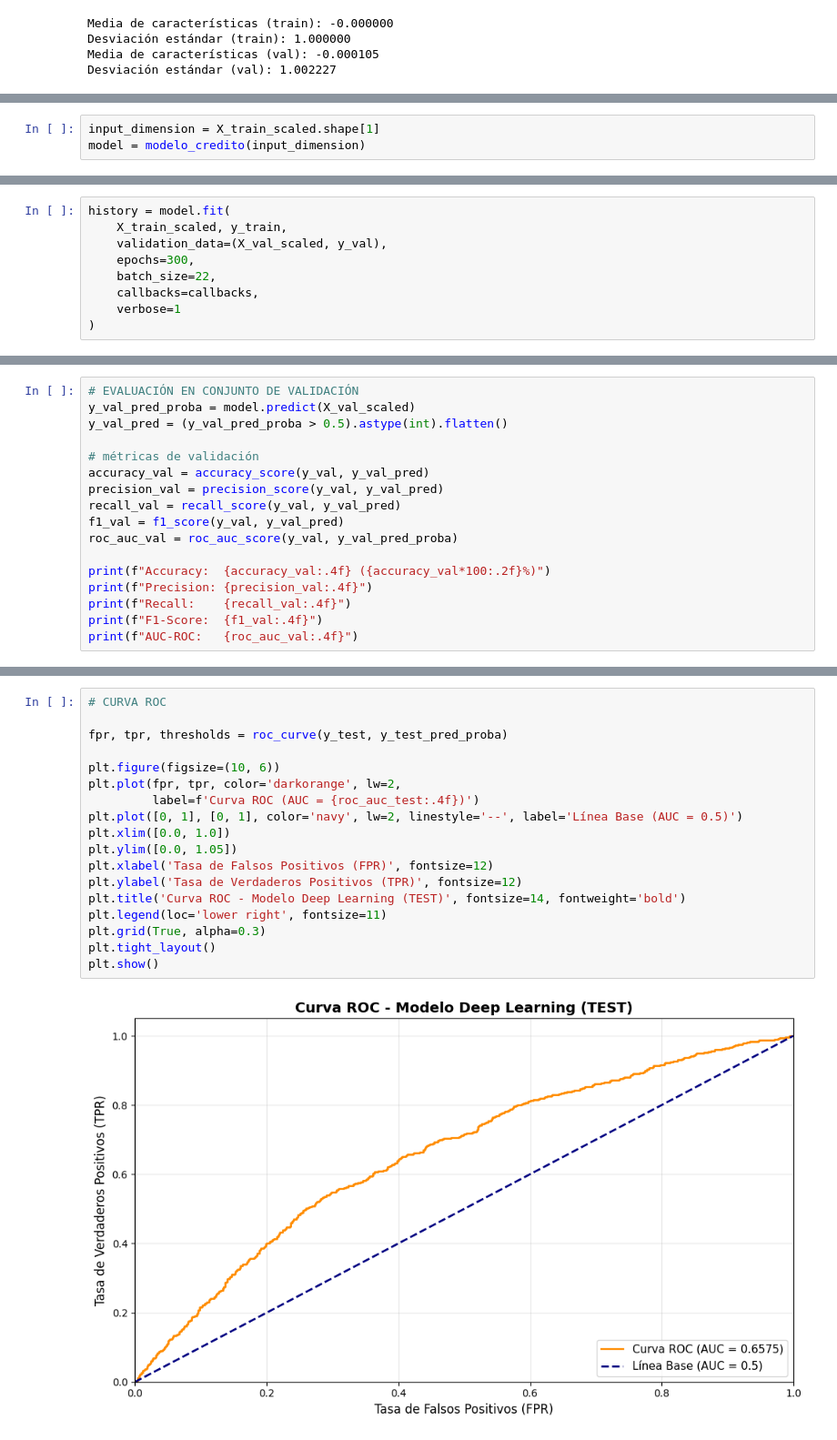
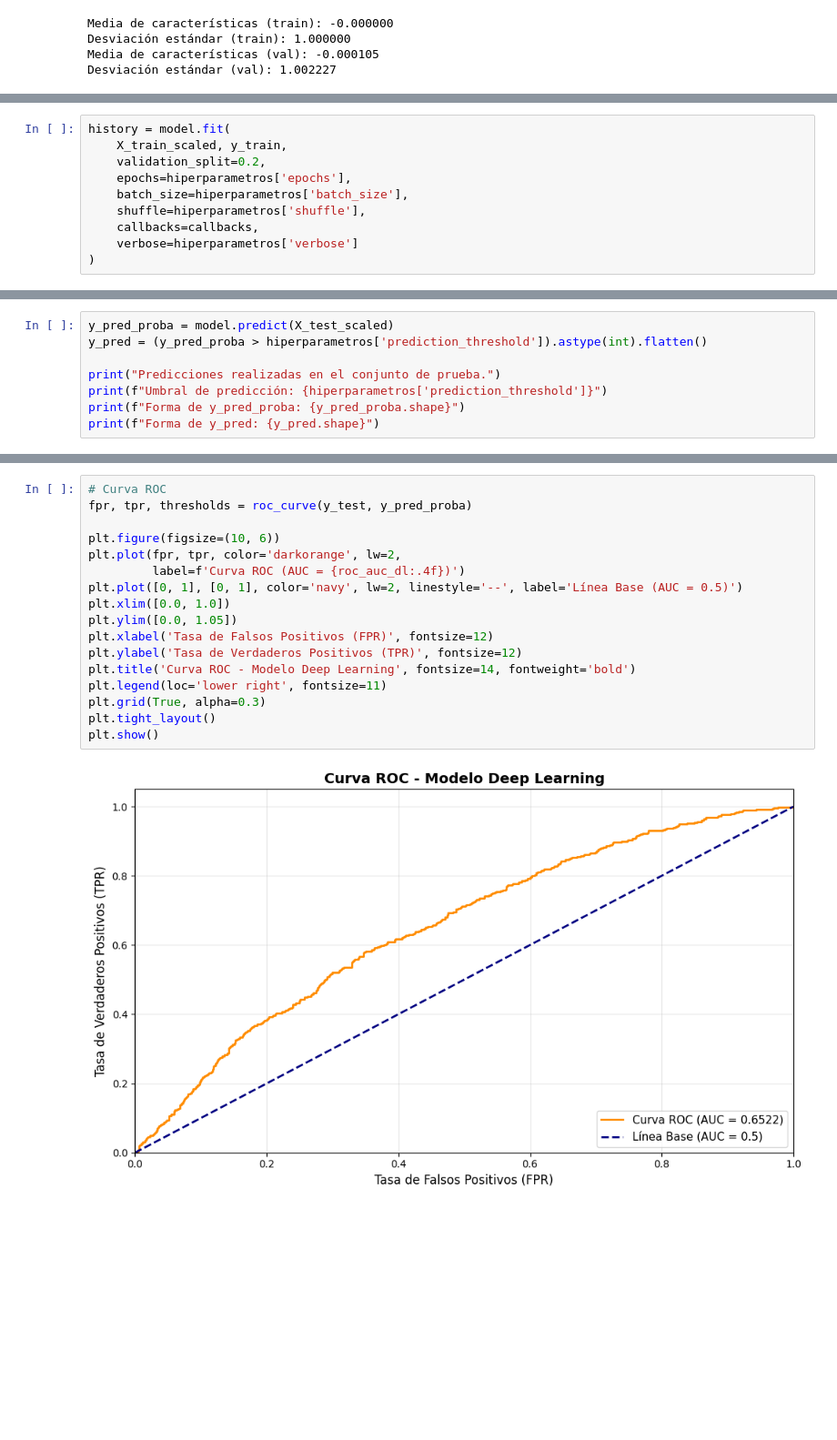
Before and after one commit to Karimme-T/Modelo-de-cr-dito, a Jupyter notebook: Modelo_Redes.ipynb, the cells around one changed output, grey strips where cells are left out. Shown at 91% size. Drawn from its saved outputs; the diff is of its cells as text; blank space fills up the shorter version.

```diff
--- a/Modelo_Redes.ipynb
+++ b/Modelo_Redes.ipynb
@@ -416,3 +217,0 @@ def modelo_credito(X_train, y_train, X_val, y_val, X_test, y_test, hiperparametr
-# %%
-input_dimension = X_train_scaled.shape[1]
-model = modelo_credito(input_dimension)
@@ -438,10 +406,11 @@ callbacks = [early_stopping, reduce_lr]
 # %%
 history = model.fit(
     X_train_scaled, y_train,
-    validation_data=(X_val_scaled, y_val),
-    epochs=300,
-    batch_size=22,
+    validation_split=0.2,
+    epochs=hiperparametros['epochs'],
+    batch_size=hiperparametros['batch_size'],
+    shuffle=hiperparametros['shuffle'],
     callbacks=callbacks,
-    verbose=1
+    verbose=hiperparametros['verbose']
 )
 # %% [output]
@@ -515,18 +484,9 @@ plot_training_history(history)
 # %%
-# EVALUACIÓN EN CONJUNTO DE VALIDACIÓN
-y_val_pred_proba = model.predict(X_val_scaled)
-y_val_pred = (y_val_pred_proba > 0.5).astype(int).flatten()
+y_pred_proba = model.predict(X_test_scaled)
+y_pred = (y_pred_proba > hiperparametros['prediction_threshold']).astype(int).flatten()
 
-# métricas de validación
-accuracy_val = accuracy_score(y_val, y_val_pred)
-precision_val = precision_score(y_val, y_val_pred)
-recall_val = recall_score(y_val, y_val_pred)
-f1_val = f1_score(y_val, y_val_pred)
-roc_auc_val = roc_auc_score(y_val, y_val_pred_proba)
-
-print(f"Accuracy:  {accuracy_val:.4f} ({accuracy_val*100:.2f}%)")
-print(f"Precision: {precision_val:.4f}")
-print(f"Recall:    {recall_val:.4f}")
-print(f"F1-Score:  {f1_val:.4f}")
-print(f"AUC-ROC:   {roc_auc_val:.4f}")
+print("Predicciones realizadas en el conjunto de prueba.")
+print(f"Umbral de predicción: {hiperparametros['prediction_threshold']}")
+print(f"Forma de y_pred_proba: {y_pred_proba.shape}")
+print(f"Forma de y_pred: {y_pred.shape}")
 # %% [output]
@@ -618,20 +567,19 @@ plt.show()
 # %%
-# CURVA ROC
-
-fpr, tpr, thresholds = roc_curve(y_test, y_test_pred_proba)
+# Curva ROC
+fpr, tpr, thresholds = roc_curve(y_test, y_pred_proba)
 
 plt.figure(figsize=(10, 6))
 plt.plot(fpr, tpr, color='darkorange', lw=2,
-         label=f'Curva ROC (AUC = {roc_auc_test:.4f})')
+         label=f'Curva ROC (AUC = {roc_auc_dl:.4f})')
 plt.plot([0, 1], [0, 1], color='navy', lw=2, linestyle='--', label='Línea Base (AUC = 0.5)')
 plt.xlim([0.0, 1.0])
 plt.ylim([0.0, 1.05])
 plt.xlabel('Tasa de Falsos Positivos (FPR)', fontsize=12)
 plt.ylabel('Tasa de Verdaderos Positivos (TPR)', fontsize=12)
-plt.title('Curva ROC - Modelo Deep Learning (TEST)', fontsize=14, fontweight='bold')
+plt.title('Curva ROC - Modelo Deep Learning', fontsize=14, fontweight='bold')
 plt.legend(loc='lower right', fontsize=11)
 plt.grid(True, alpha=0.3)
 plt.tight_layout()
 plt.show()
 # %% [output]
-[figure, old version]
+[figure, new version]
```
Also changed, not shown: parts of 12 cells of this notebook, 3 other files.
